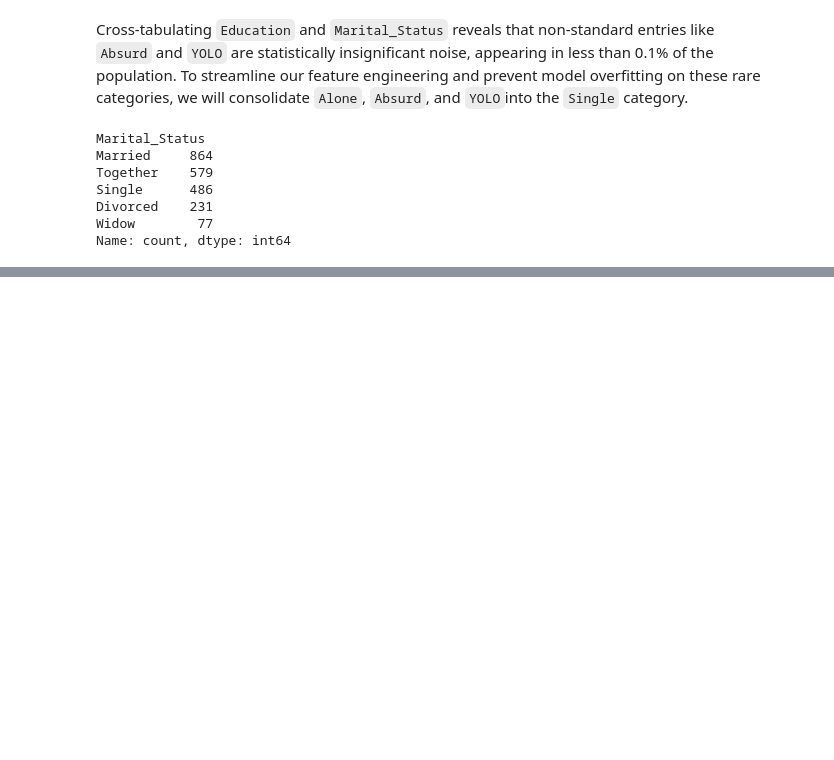
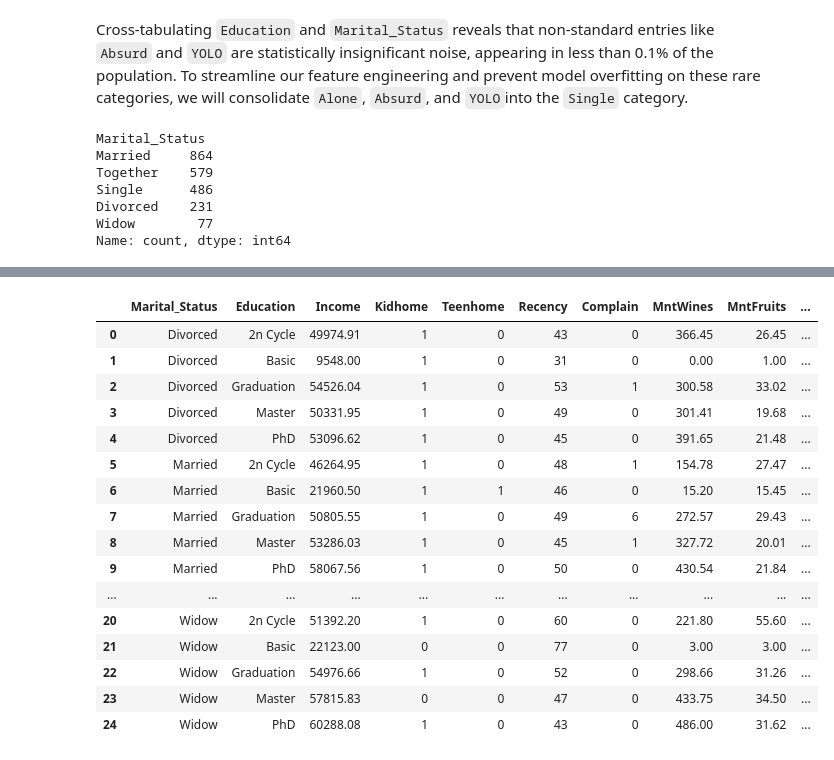
Before and after one commit to pablobagano/customer_segmentation, a Jupyter notebook: exploratory_analysis.ipynb, the cells around one changed output, grey strips where cells are left out. Cells and saved outputs as stored; diff of their text form; code cells hidden in the pictures; blank space fills up the shorter version.

```diff
--- a/exploratory_analysis.ipynb
+++ b/exploratory_analysis.ipynb
@@ -616,4 +598,0 @@ __Let's group the our customers by marital status and than see the percentages o
-# %%
-purchase_channels = ['NumDealsPurchases', 'NumWebPurchases', 'NumCatalogPurchases', 'NumStorePurchases']
-df['Total_Purchases'] = df[purchase_channels].sum(axis=1)
-total_global_volume = df['Total_Purchases'].sum()
@@ -887,0 +629,6 @@ __In absolute values, once again, married people are unbeatable and purchase mor
+# %%
+all_floats = marital_status_education_df.select_dtypes(include='float').columns.to_list()
+to_int = marital_status_education_df.select_dtypes(include='float').columns.drop(['Income', 'Total_Spent']+products).to_list()
+to_round = [i for i in all_floats if i not in to_int]
+print('To int:', to_int)
+print('To round:', to_round)
@@ -887,0 +638,7 @@ __In absolute values, once again, married people are unbeatable and purchase mor
+# %%
+int_transform = marital_status_education_df[to_int]
+ceils = np.ceil(int_transform)
+floors = np.floor(int_transform)
+transformed = np.where(ceils - int_feats <= 0.5, ceils, floors)
+marital_status_education_df[to_int] = transformed.astype('int64')
+marital_status_education_df[to_int].head()
@@ -887,0 +652,3 @@ __In absolute values, once again, married people are unbeatable and purchase mor
+# %%
+marital_status_education_df[to_round] = marital_status_education_df[to_round].round(2)
+marital_status_education_df[to_round].head()
@@ -887,0 +662,20 @@ __In absolute values, once again, married people are unbeatable and purchase mor
+# %%
+marital_status_education_df
+# %% [output]
+|  | Marital_Status | Education | Income | Kidhome | Teenhome | Recency | Complain | MntWines | MntFruits | ... |
+| 0 | Divorced | 2n Cycle | 49974.91 | 1 | 0 | 43 | 0 | 366.45 | 26.45 | ... |
+| 1 | Divorced | Basic | 9548.00 | 1 | 0 | 31 | 0 | 0.00 | 1.00 | ... |
+| 2 | Divorced | Graduation | 54526.04 | 1 | 0 | 53 | 1 | 300.58 | 33.02 | ... |
+| 3 | Divorced | Master | 50331.95 | 1 | 0 | 49 | 0 | 301.41 | 19.68 | ... |
+| 4 | Divorced | PhD | 53096.62 | 1 | 0 | 45 | 0 | 391.65 | 21.48 | ... |
+| 5 | Married | 2n Cycle | 46264.95 | 1 | 0 | 48 | 1 | 154.78 | 27.47 | ... |
+| 6 | Married | Basic | 21960.50 | 1 | 1 | 46 | 0 | 15.20 | 15.45 | ... |
+| 7 | Married | Graduation | 50805.55 | 1 | 0 | 49 | 6 | 272.57 | 29.43 | ... |
+| 8 | Married | Master | 53286.03 | 1 | 0 | 45 | 1 | 327.72 | 20.01 | ... |
+| 9 | Married | PhD | 58067.56 | 1 | 0 | 50 | 0 | 430.54 | 21.84 | ... |
+| ... | ... | ... | ... | ... | ... | ... | ... | ... | ... | ... |
+| 20 | Widow | 2n Cycle | 51392.20 | 1 | 0 | 60 | 0 | 221.80 | 55.60 | ... |
+| 21 | Widow | Basic | 22123.00 | 0 | 0 | 77 | 0 | 3.00 | 3.00 | ... |
+| 22 | Widow | Graduation | 54976.66 | 1 | 0 | 52 | 0 | 298.66 | 31.26 | ... |
+| 23 | Widow | Master | 57815.83 | 0 | 0 | 47 | 0 | 433.75 | 34.50 | ... |
+| 24 | Widow | PhD | 60288.08 | 1 | 0 | 43 | 0 | 486.00 | 31.62 | ... |
```
Also changed, not shown: parts of 33 cells of this notebook, 1 other file.
